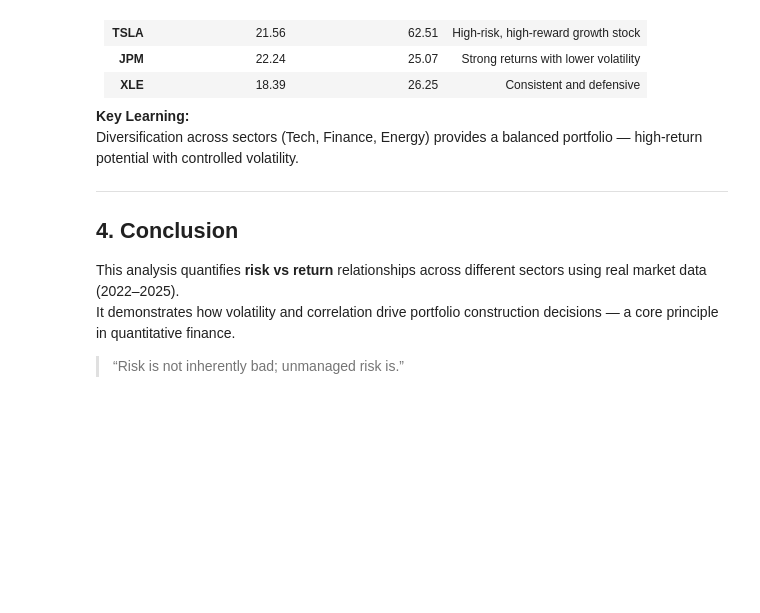
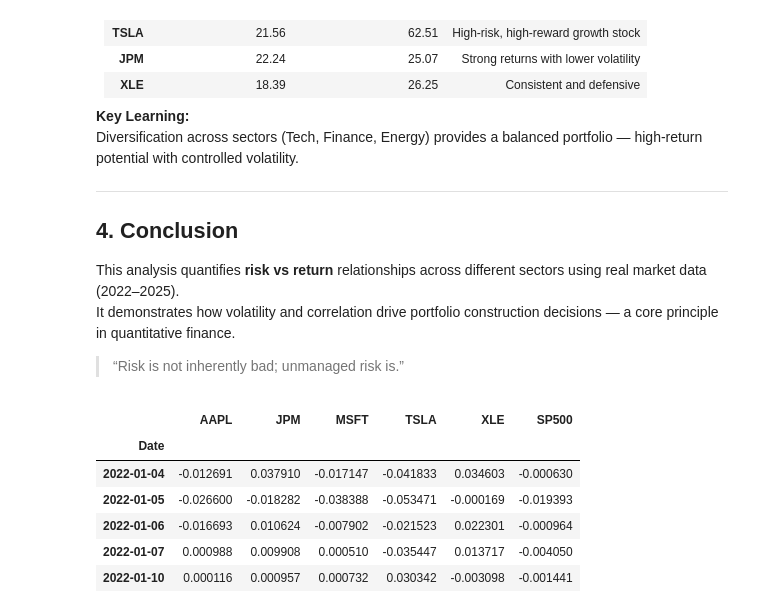
Before and after one commit to rashmeetkaur29/quant-project-1-risk-and-returns, a Jupyter notebook: notebooks/stock_analysis.ipynb, the cells around one changed output. Saved outputs shown, nothing was run; the diff lists cells and outputs as text; code cells hidden in the pictures; blank space fills up the shorter version.

```diff
--- a/notebooks/stock_analysis.ipynb
+++ b/notebooks/stock_analysis.ipynb
@@ -163,3 +163,23 @@ plt.title('Correlation Heatmap of Daily Returns')
 plt.tight_layout()
 plt.savefig('../data/correlation_heatmap.png', dpi=300)
 plt.close()
+# %%
+# Ensure benchmark_returns_daily is a Series before naming it
+if isinstance(benchmark_returns_daily, pd.DataFrame):
+    benchmark_df = benchmark_returns_daily.copy()
+    benchmark_df.columns = ['SP500']
+else:
+    benchmark_df = pd.DataFrame(benchmark_returns_daily, columns=['SP500'])
+
+# Align asset returns (AAPL, MSFT, TSLA, JPM, XLE) with SP500 on the same dates
+aligned_returns = returns_daily.join(benchmark_df, how='inner')
+
+aligned_returns.head()
+# %% [output]
+|  | AAPL | JPM | MSFT | TSLA | XLE | SP500 |
+| Date |  |  |  |  |  |  |
+| 2022-01-04 | -0.012691 | 0.037910 | -0.017147 | -0.041833 | 0.034603 | -0.000630 |
+| 2022-01-05 | -0.026600 | -0.018282 | -0.038388 | -0.053471 | -0.000169 | -0.019393 |
+| 2022-01-06 | -0.016693 | 0.010624 | -0.007902 | -0.021523 | 0.022301 | -0.000964 |
+| 2022-01-07 | 0.000988 | 0.009908 | 0.000510 | -0.035447 | 0.013717 | -0.004050 |
+| 2022-01-10 | 0.000116 | 0.000957 | 0.000732 | 0.030342 | -0.003098 | -0.001441 |
```
Also changed, not shown: parts of 6 cells of this notebook, 1 other file.
